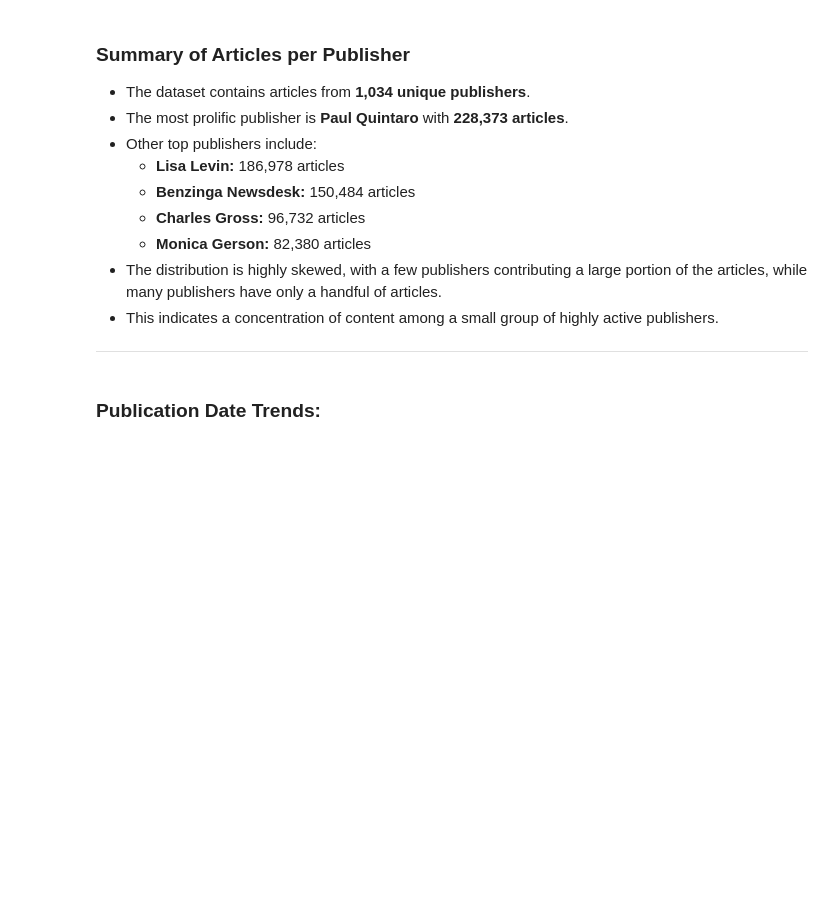
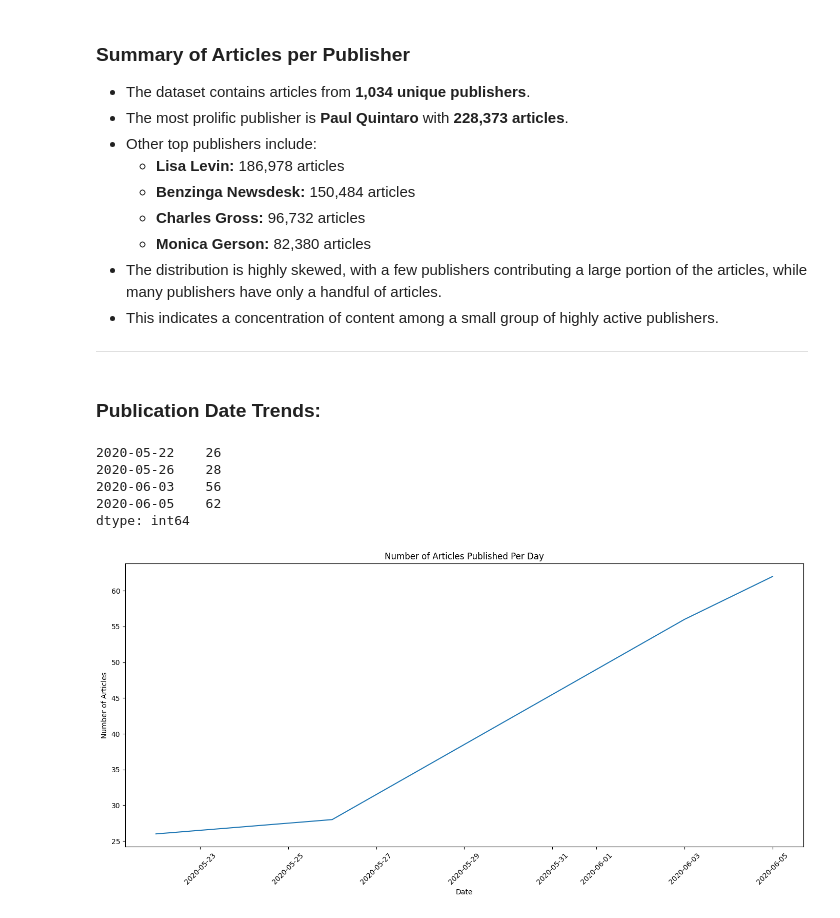
Before and after one commit to OliyadTeshome/News_Sentiment_Driven_Price_Prediction, a Jupyter notebook: notebooks/descriptive_statistics.ipynb, the cells around one changed output. Drawn from its saved outputs; the diff is of its cells as text; code cells hidden in the pictures; blank space fills up the shorter version.

```diff
--- a/notebooks/descriptive_statistics.ipynb
+++ b/notebooks/descriptive_statistics.ipynb
@@ -113,3 +113,26 @@ Name: count, dtype: int64
 ---
 # %% [markdown]
 ### **Publication Date Trends:**
+# %%
+# Group by date and count the number of articles per day
+articles_per_day = df.groupby(df.index.date).size()
+
+# Display the first few rows
+print(articles_per_day.head())
+
+# Plot the number of articles per day
+plt.figure(figsize=(14, 7))
+articles_per_day.plot(kind='line')
+plt.title('Number of Articles Published Per Day')
+plt.xlabel('Date')
+plt.ylabel('Number of Articles')
+plt.xticks(rotation=45)
+plt.tight_layout()
+plt.show()
+# %% [output]
+2020-05-22    26
+2020-05-26    28
+2020-06-03    56
+2020-06-05    62
+dtype: int64
+[figure, added]
```
Also changed, not shown: parts of 2 cells of this notebook, 3 other files.
